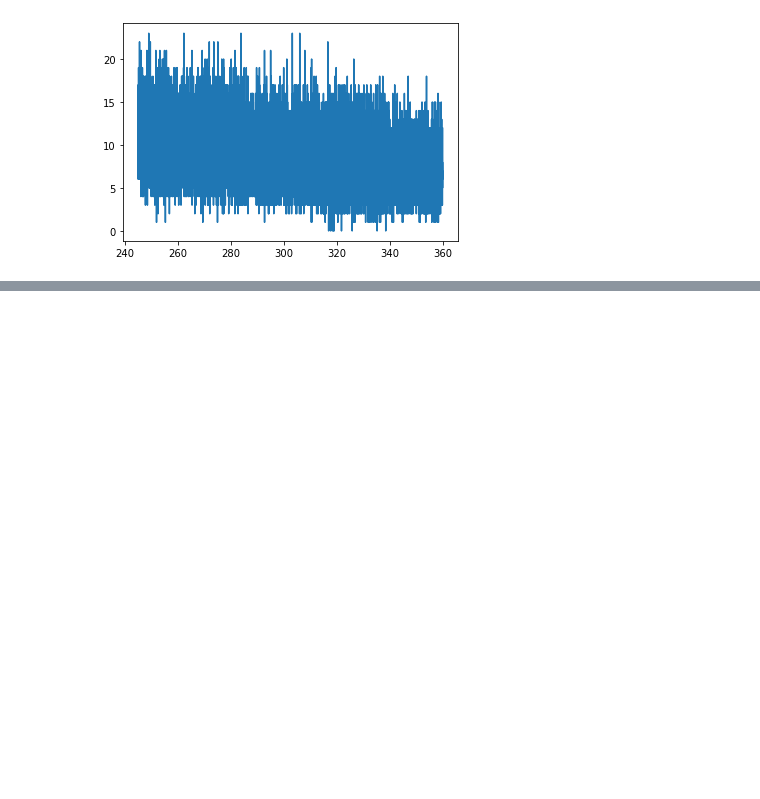
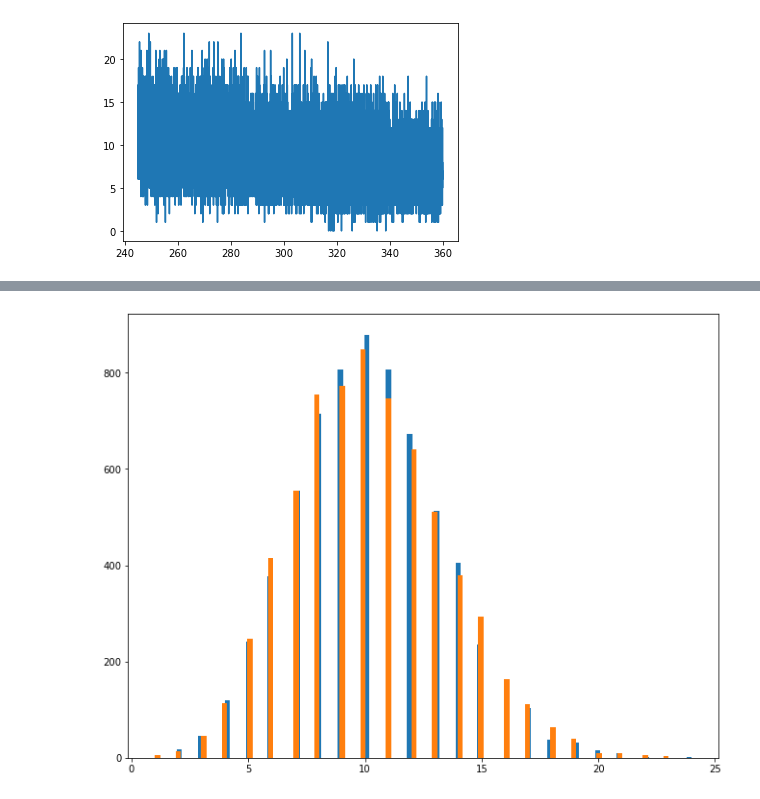
Before and after one commit to maria8ch/Phys434_BigData, a Jupyter notebook: lab4_Berres.ipynb, the cells around one changed output, grey strips where cells are left out. Cells and saved outputs as stored; diff of their text form; code cells hidden in the pictures; blank space fills up the shorter version.

```diff
--- a/lab4_Berres.ipynb
+++ b/lab4_Berres.ipynb
@@ -145,0 +146,8 @@ ax.hist(tf1,bins=100)
+# %%
+fig,ax=plt.subplots(1,1,figsize=(11,8.5))
+mu3=np.mean(tf2)
+c = stats.poisson.rvs(mu=mu3,size=len(tf2))
+ax.hist(c,bins=100)
+ax.hist(tf2,bins=100);
+# %% [output]
+[figure, added]
```
Also changed, not shown: parts of 14 cells of this notebook.
